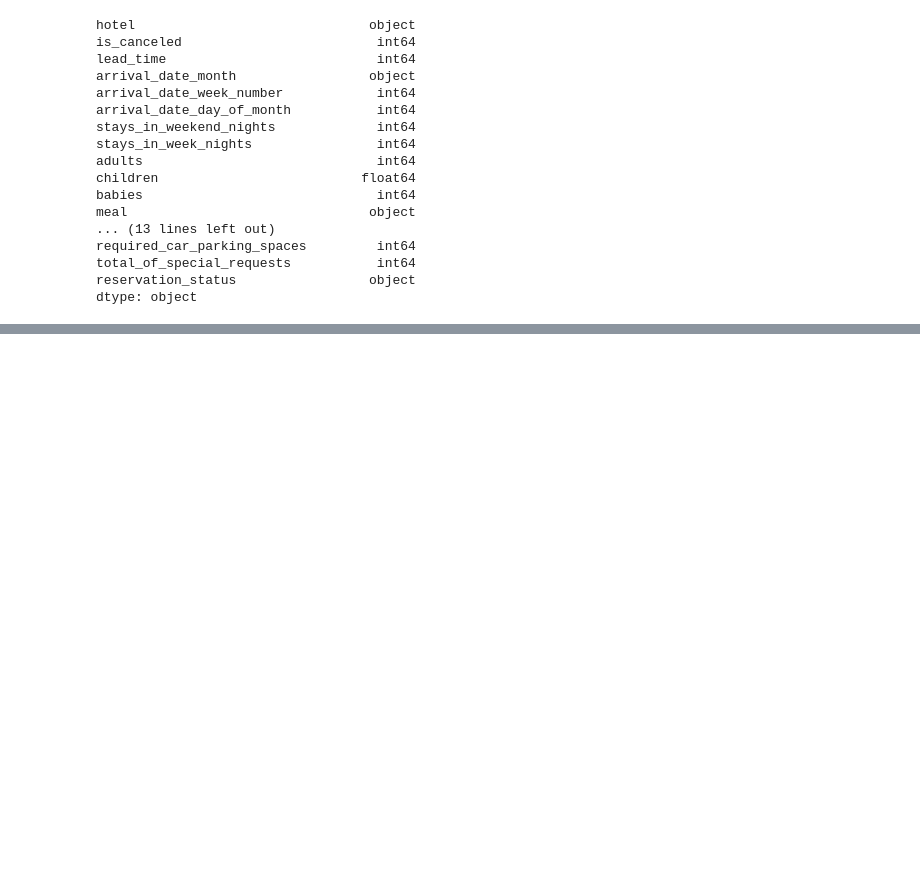
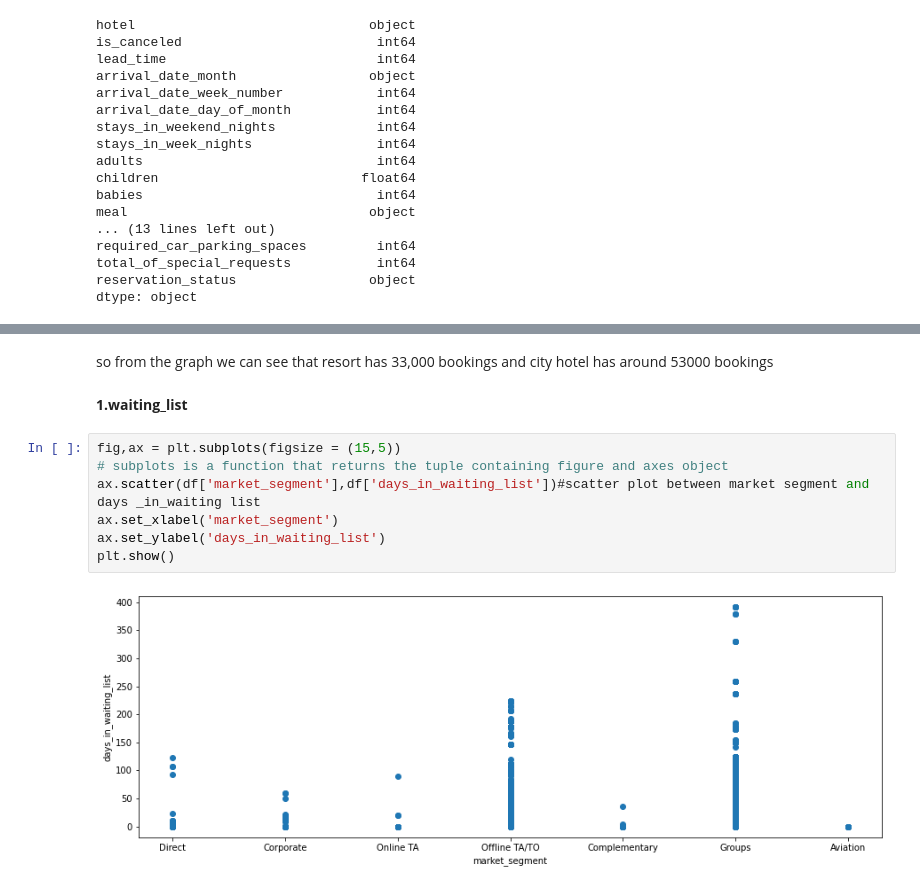
Before and after one commit to apoorvaKR12695/Hotel-booking-analysis, a Jupyter notebook: Hotel_Booking_Analysis_Apoorva_KR.ipynb, the cells around one changed output, grey strips where cells are left out. Drawn from its saved outputs; the diff is of its cells as text; blank space fills up the shorter version.

```diff
--- a/Hotel_Booking_Analysis_Apoorva_KR.ipynb
+++ b/Hotel_Booking_Analysis_Apoorva_KR.ipynb
@@ -351,0 +362,13 @@ dtype: object
+# %% [markdown]
+so from the graph we can see that resort has 33,000 bookings and city hotel has around 53000 bookings
+# %% [markdown]
+**1.waiting_list**
+# %%
+fig,ax = plt.subplots(figsize = (15,5))
+# subplots is a function that returns the tuple containing figure and axes object
+ax.scatter(df['market_segment'],df['days_in_waiting_list'])#scatter plot between market segment and days _in_waiting list
+ax.set_xlabel('market_segment')
+ax.set_ylabel('days_in_waiting_list')
+plt.show()
+# %% [output]
+[figure, added]
```
Also changed, not shown: parts of 12 cells of this notebook.
